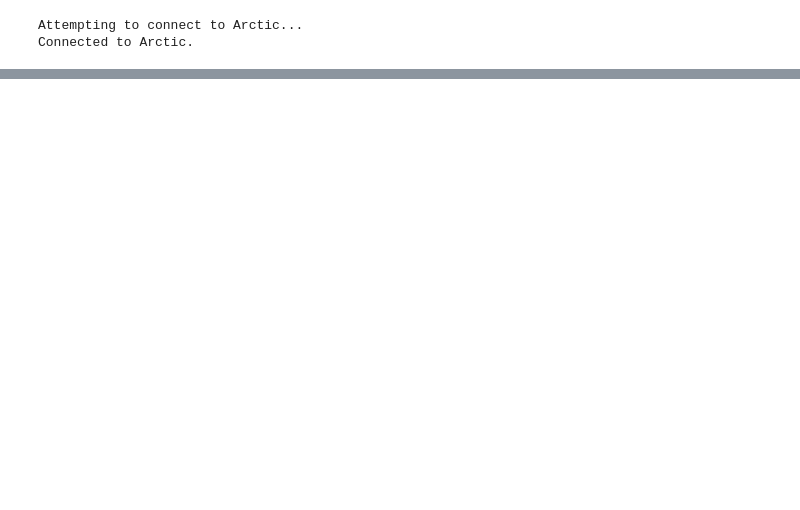
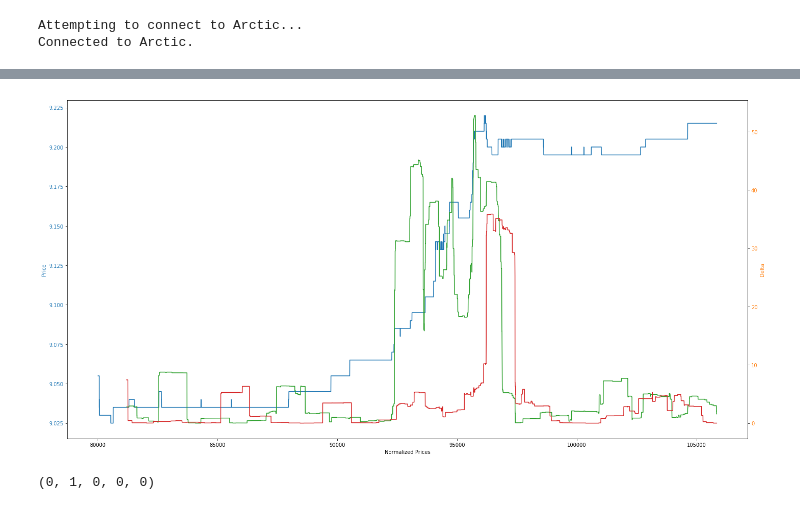
Before and after one commit to sadighian/crypto-rl, a Jupyter notebook: Crypto_Environment.ipynb, the cells around one changed output, grey strips where cells are left out. Cells and saved outputs as stored; diff of their text form; code cells hidden in the pictures; blank space fills up the shorter version.

```diff
--- a/Crypto_Environment.ipynb
+++ b/Crypto_Environment.ipynb
@@ -99,0 +199,35 @@ Exported normalized order book snapshots to csv in 6 seconds
+# %%
+data_transformed = orderbook_snapshot_history.iloc[80000:,:].copy()
+# %%
+
+fig, ax1 = plt.subplots(figsize=(20, 10))
+
+color = 'tab:blue'
+ax1.set_xlabel('Normalized Prices')
+ax1.set_ylabel('Price', color=color)
+ax1.plot(data_transformed['coinbase_midpoint'], color=color)
+ax1.tick_params(axis='y', labelcolor=color)
+
+ax2 = ax1.twinx()  # instantiate a second axes that shares the same x-axis
+
+color = 'tab:orange'
+ax2.set_ylabel('Delta', color=color)  # we already handled the x-label with ax1
+# ax2.plot(data_to_transform['coinbase-sells'].values, color=color)
+
+total_buys = data_transformed['bitfinex-buys'].add(data_transformed['coinbase-buys'])
+total_sells = data_transformed['bitfinex-sells'].add(data_transformed['coinbase-sells'])
+
+total_buys = total_buys.rolling(4*60*5).mean()
+total_sells = total_sells.rolling(4*60*5).mean()
+
+ax2.plot(total_buys, color='tab:green')
+ax2.plot(total_sells, color='tab:red')
+
+# ax2.plot(data_to_transform['bitfinex-sells'].values, color='tab:grey')
+ax2.tick_params(axis='y', labelcolor=color)
+
+fig.tight_layout()  # otherwise the right y-label is slightly clipped
+
+plt.show()
+# %% [output]
+[figure, added]
@@ -99,0 +242,4 @@ Exported normalized order book snapshots to csv in 6 seconds
+# %%
+DEFAULT_ACTION_SET[1]
+# %% [output]
+(0, 1, 0, 0, 0)
```
Also changed, not shown: parts of 21 cells of this notebook, 8 other files.
